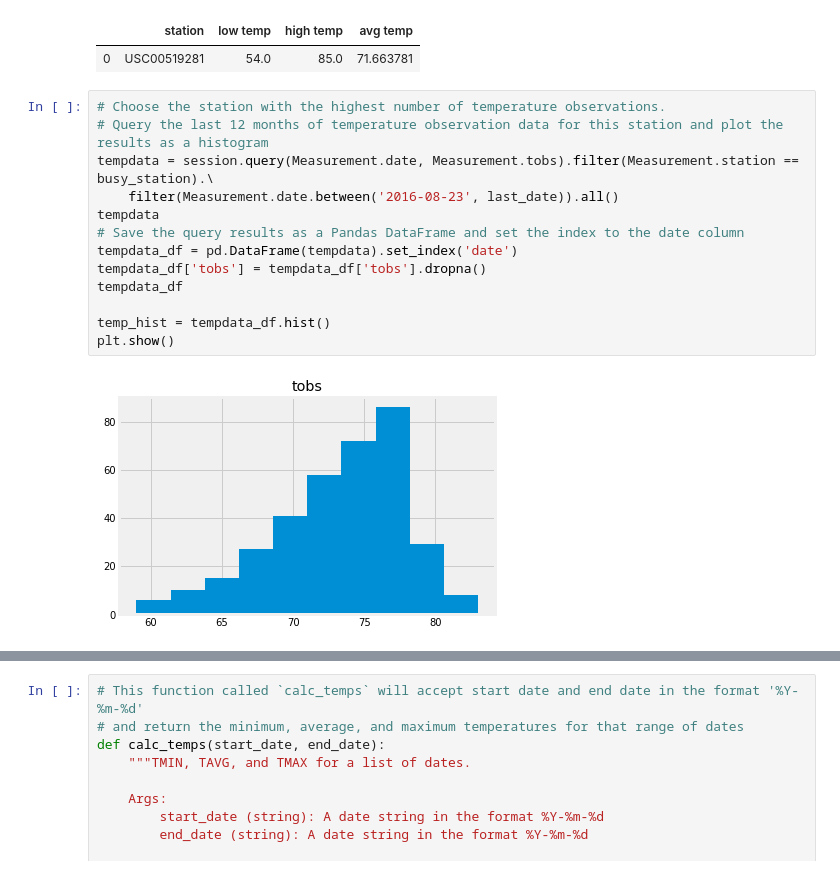
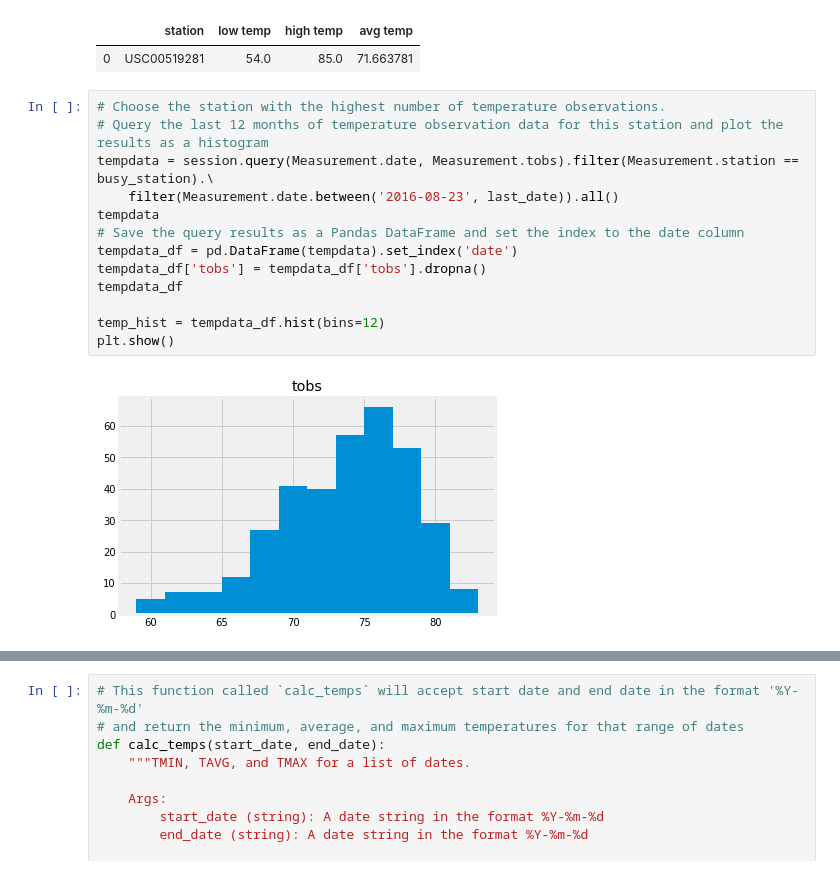
Before and after one commit to apspatz/sqlalchemy-challenge, a Jupyter notebook: climate.ipynb, the cells around one changed output, grey strips where cells are left out. Saved outputs shown, nothing was run; the diff lists cells and outputs as text.

```diff
--- a/climate.ipynb
+++ b/climate.ipynb
@@ -162,18 +162,18 @@ busy_sta_df
 # %%
 # Choose the station with the highest number of temperature observations.
 # Query the last 12 months of temperature observation data for this station and plot the results as a histogram
 tempdata = session.query(Measurement.date, Measurement.tobs).filter(Measurement.station == busy_station).\
     filter(Measurement.date.between('2016-08-23', last_date)).all()
 tempdata
 # Save the query results as a Pandas DataFrame and set the index to the date column
 tempdata_df = pd.DataFrame(tempdata).set_index('date')
 tempdata_df['tobs'] = tempdata_df['tobs'].dropna()
 tempdata_df
 
-temp_hist = tempdata_df.hist()
+temp_hist = tempdata_df.hist(bins=12)
 plt.show()
 # %% [output]
-[figure, old version]
+[figure, new version]
 # %% [markdown]
 ![precipitation](Images/station-histogram.png)
 # %%
```
